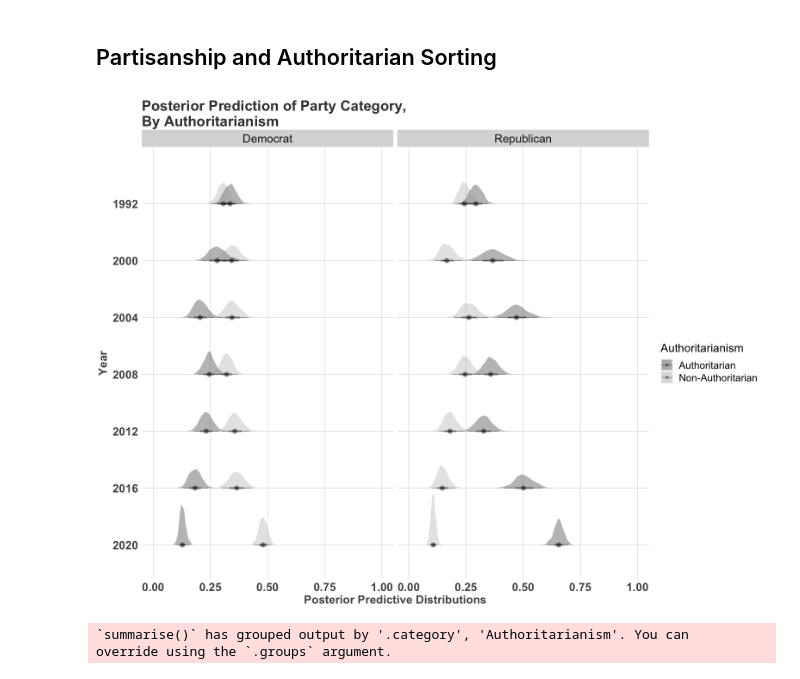
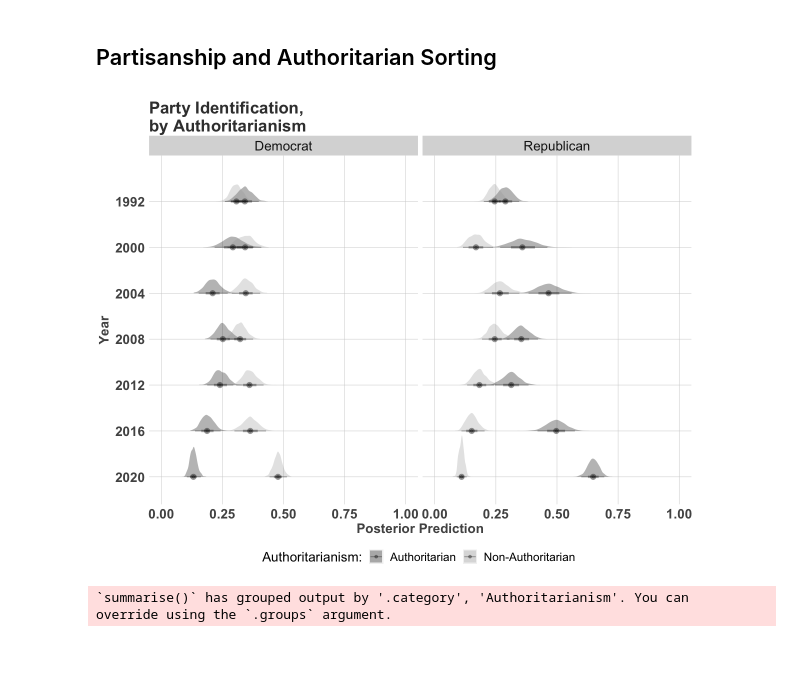
Before and after one commit to crweber9874/Authoritarianism_V2, a Jupyter notebook: analysis/cross_sectional_analysis(ch6)/post_process.ipynb, the cells around one changed output. Saved outputs shown, nothing was run; the diff lists cells and outputs as text; code cells hidden in the pictures; blank space fills up the shorter version.

```diff
--- a/analysis/cross_sectional_analysis(ch6)/post_process.ipynb
+++ b/analysis/cross_sectional_analysis(ch6)/post_process.ipynb
@@ -776,34 +818,35 @@ Things do seem to change in 2016, 2020. There's really no effect of authoritaria
 ## Partisanship and Authoritarian Sorting
 # %%
 library(tidybayes)
-options(repr.plot.width=13, repr.plot.height=10)
+options(repr.plot.width=10, repr.plot.height=8)
 
 party = party_model[[2]]
 data[,c("party3", "authoritarianism",
                  "female", "age", "college", "income",
                  "jewish", "catholic", "other", "year")] %>% na.omit() %>%
                  group_by(year) %>% data_grid(female = mean(female), age = mean(age),
                                                       college = mean(college), income = mean(income),
                                                       catholic =  mean(catholic), jewish = mean(jewish),
                                                       other = mean(other),
                                                       authoritarianism = seq_range(authoritarianism, n = 2)) %>%
                                                       mutate(authoritarianism_2 = authoritarianism*authoritarianism) %>%
                                                       group_by(year) %>%
                                                       add_epred_draws(party)  %>%
                                                       mutate(Authoritarianism = recode(authoritarianism, `0` = "Non-Authoritarian", `1` = "Authoritarian")) %>%
                                                       mutate(PID = recode(.category, `1` = "Democrat", `2` = "Independent" , `3` = "Republican")) %>%
 
     subset(.category != 2) %>%
     ggplot(aes(x = .epred, y = as.factor(year),
                                                 group = as.factor(authoritarianism),  fill = Authoritarianism)) +  facet_wrap(~PID) +
                                                 stat_halfeye(alpha =0.3) + ggtheme +
   # Format the grid
-  ggtitle("Posterior Prediction of Party Category,\nBy Authoritarianism") +
-  scale_x_continuous("Posterior Predictive Distributions", limits=c(0,1)) +
+  ggtitle("Party Identification,\nby Authoritarianism") +
+  scale_x_continuous("Posterior Prediction", limits=c(0,1)) +
   scale_y_discrete("Year", limits = rev) +
-  scale_fill_manual(name="Authoritarianism", values=c("black", "darkgrey"))
+  scale_fill_manual(name="Authoritarianism:", values=c("black", "darkgrey")) +
+ theme(legend.position="bottom")
 # %% [output]
-[figure, old version]
+[figure, new version]
 # %%
 data[,c("party3", "authoritarianism",
                  "female", "age", "college", "income",
```
Also changed, not shown: parts of 21 cells of this notebook, 7 other files.
